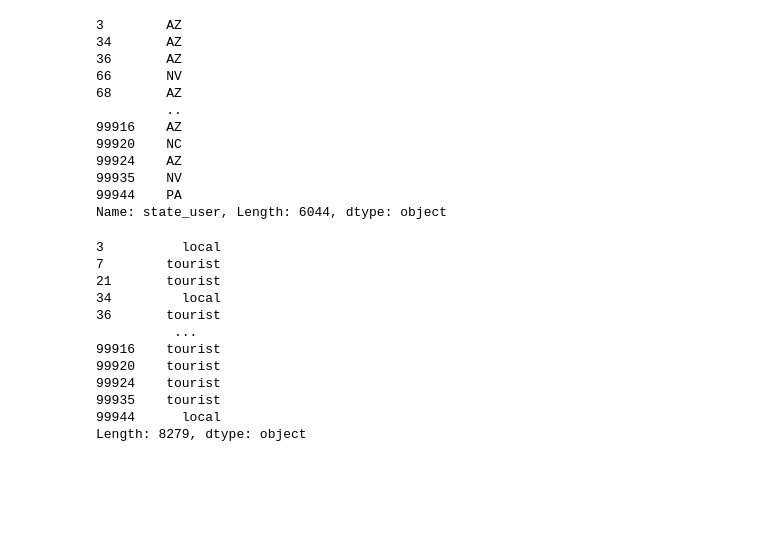
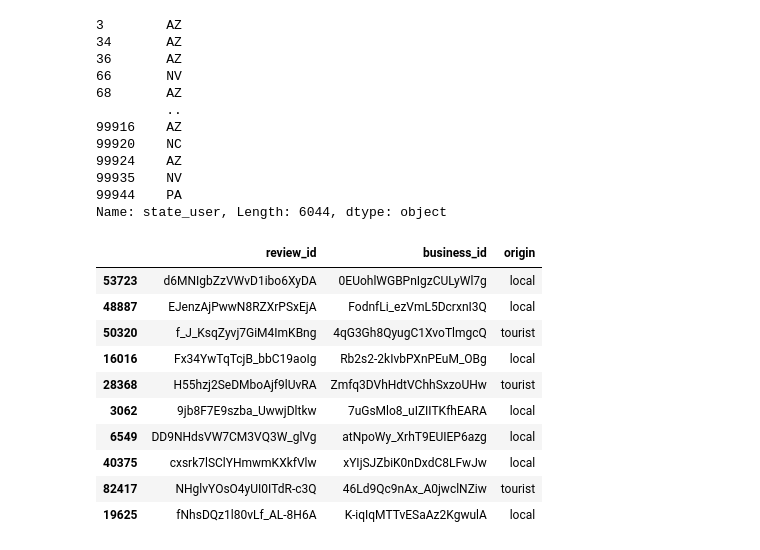
Before and after one commit to askador/data-mining-in-cybersecurity, a Jupyter notebook: data_analysis/quick_data_review/users_reviews.ipynb, the cells around one changed output. Drawn from its saved outputs; the diff is of its cells as text; code cells hidden in the pictures; blank space fills up the shorter version.

Commit message:
Added local and tourist ratings

```diff
--- a/data_analysis/quick_data_review/users_reviews.ipynb
+++ b/data_analysis/quick_data_review/users_reviews.ipynb
@@ -314,28 +314,24 @@ review_user_df['state_user'].dropna()
 99944    PA
 Name: state_user, Length: 6044, dtype: object
 # %%
-test = review_user_df.apply(lambda x:
-    if x.state is None :
-        return 'unknown'
-    if x.state == x.state_user:
-        return 'local'
-    else:
-        return 'tourist',
+review_user_df['origin'] = review_user_df.apply(lambda x:
+    'unknown' if x.state is None or x.state_user is None else
+    'local' if x.state == x.state_user
+    else 'tourist',
     axis=1)
 
-test
-# review_user_df = review_user_df.drop(['state', 'state_user'])
-# review_user_df
+review_user_df = review_user_df.drop(['state', 'state_user'], axis=1)
-# %% [output]
-3          local
-7        tourist
-21       tourist
-34         local
-36       tourist
-          ...
-99916    tourist
-99920    tourist
-99924    tourist
-99935    tourist
-99944      local
-Length: 8279, dtype: object
+# %%
+review_user_df[['review_id', 'business_id', 'origin']].sample(10)
+# %% [output]
+|  | review_id | business_id | origin |
+| 53723 | d6MNIgbZzVWvD1ibo6XyDA | 0EUohlWGBPnIgzCULyWl7g | local |
+| 48887 | EJenzAjPwwN8RZXrPSxEjA | FodnfLi_ezVmL5DcrxnI3Q | local |
+| 50320 | f_J_KsqZyvj7GiM4ImKBng | 4qG3Gh8QyugC1XvoTlmgcQ | tourist |
+| 16016 | Fx34YwTqTcjB_bbC19aoIg | Rb2s2-2kIvbPXnPEuM_OBg | local |
+| 28368 | H55hzj2SeDMboAjf9lUvRA | Zmfq3DVhHdtVChhSxzoUHw | tourist |
+| 3062 | 9jb8F7E9szba_UwwjDltkw | 7uGsMlo8_uIZIITKfhEARA | local |
+| 6549 | DD9NHdsVW7CM3VQ3W_glVg | atNpoWy_XrhT9EUIEP6azg | local |
+| 40375 | cxsrk7lSClYHmwmKXkfVlw | xYIjSJZbiK0nDxdC8LFwJw | local |
+| 82417 | NHglvYOsO4yUI0ITdR-c3Q | 46Ld9Qc9nAx_A0jwclNZiw | tourist |
+| 19625 | fNhsDQz1l80vLf_AL-8H6A | K-iqIqMTTvESaAz2KgwulA | local |
```
Also changed, not shown: parts of 9 cells of this notebook.
